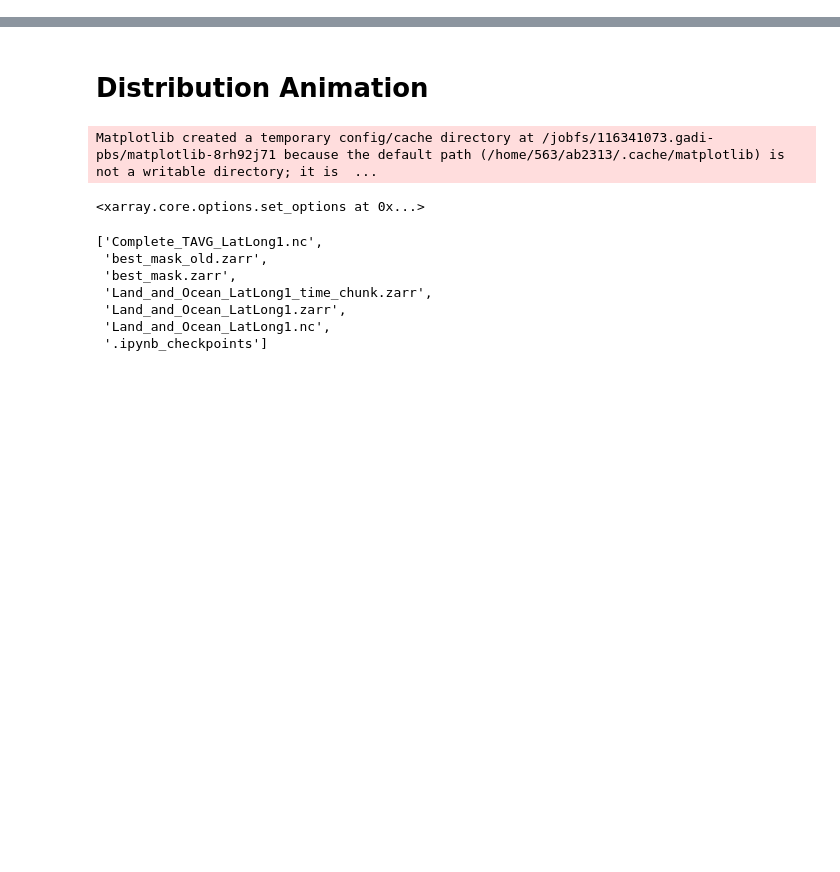
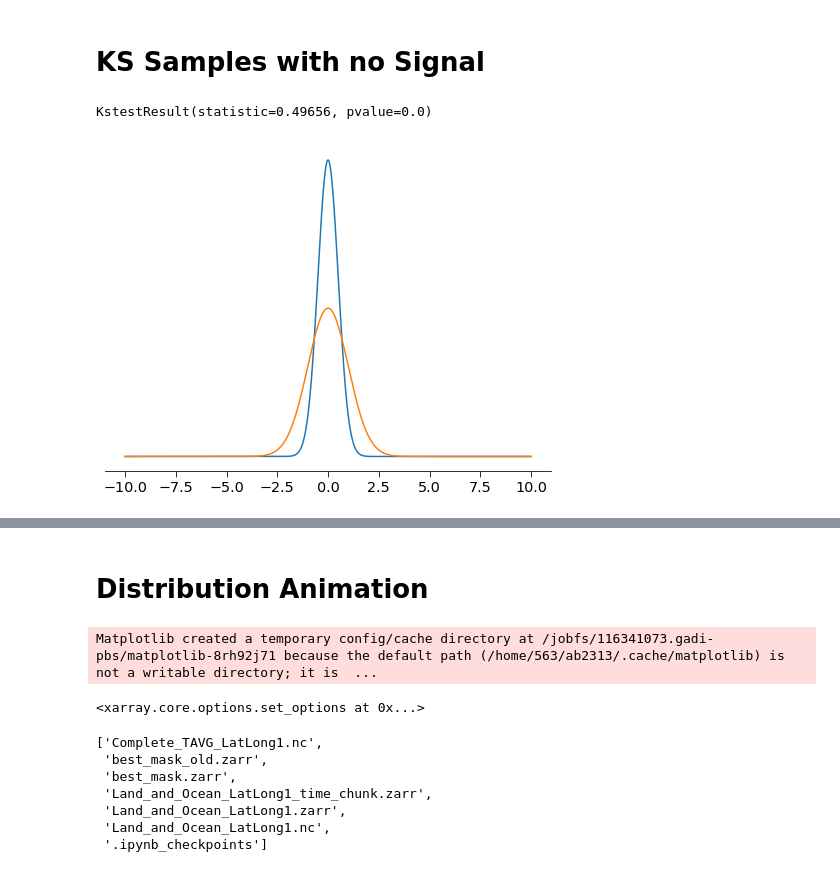
Before and after one commit to alexborowiak/time_of_emergene_drafts, a Jupyter notebook: toplevel_notebooks/IMSC_figures.ipynb, the cells around one changed output, grey strips where cells are left out. Cells and saved outputs as stored; diff of their text form; code cells hidden in the pictures; blank space fills up the shorter version.

Commit message:
Add figures on kurtosis and varience

```diff
--- a/toplevel_notebooks/IMSC_figures.ipynb
+++ b/toplevel_notebooks/IMSC_figures.ipynb
@@ -67,0 +70,2 @@ plt.plot(out)
+# %% [markdown]
+# KS Samples with no Signal
@@ -67,0 +74,18 @@ plt.plot(out)
+# %%
+kde3 = gaussian(x2, 0, 0.5)
+kde4 = gaussian(x2, 0, 1)
+# %%
+ks_2samp(kde3, kde4)
+# %% [output]
+KstestResult(statistic=0.49656, pvalue=0.0)
+# %%
+fig,ax = plt.subplots(figsize=(8, 6))
+
+ax.plot(x2, kde3)
+ax.plot(x2, kde4)
+# Remove all spoines but x-axis
+[ax.spines[spine].set_visible(False) for spine in ['top', 'left', 'right']]
+
+ax.set_yticks([]);
+# %% [output]
+[figure, added]
```
Also changed, not shown: parts of 10 cells of this notebook.
